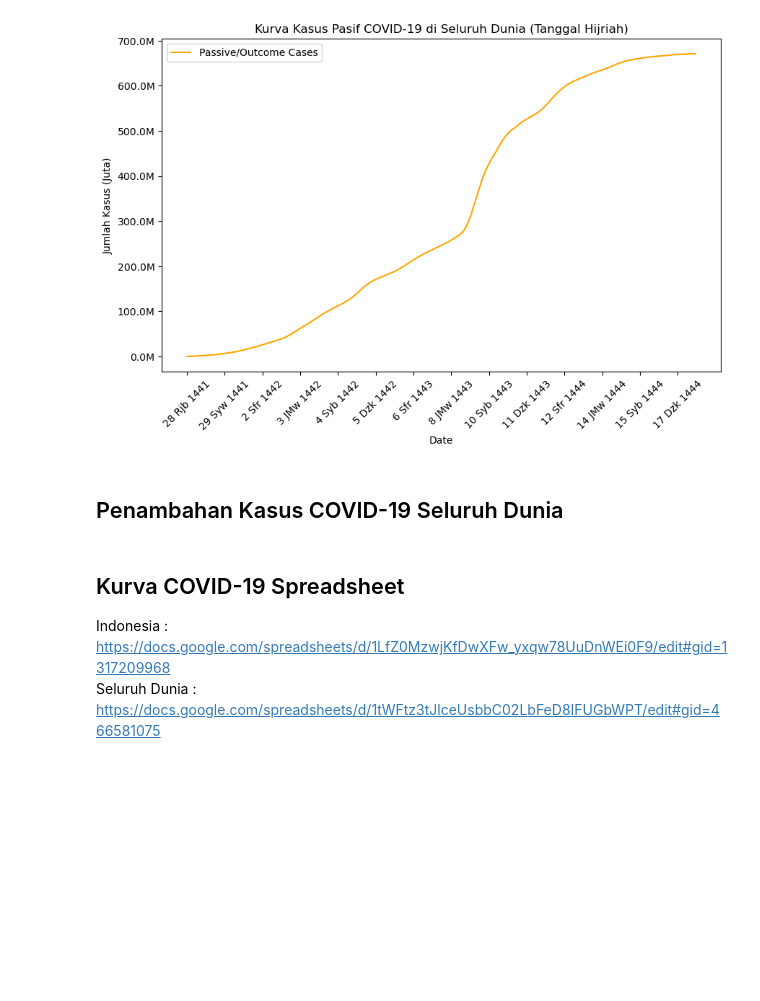
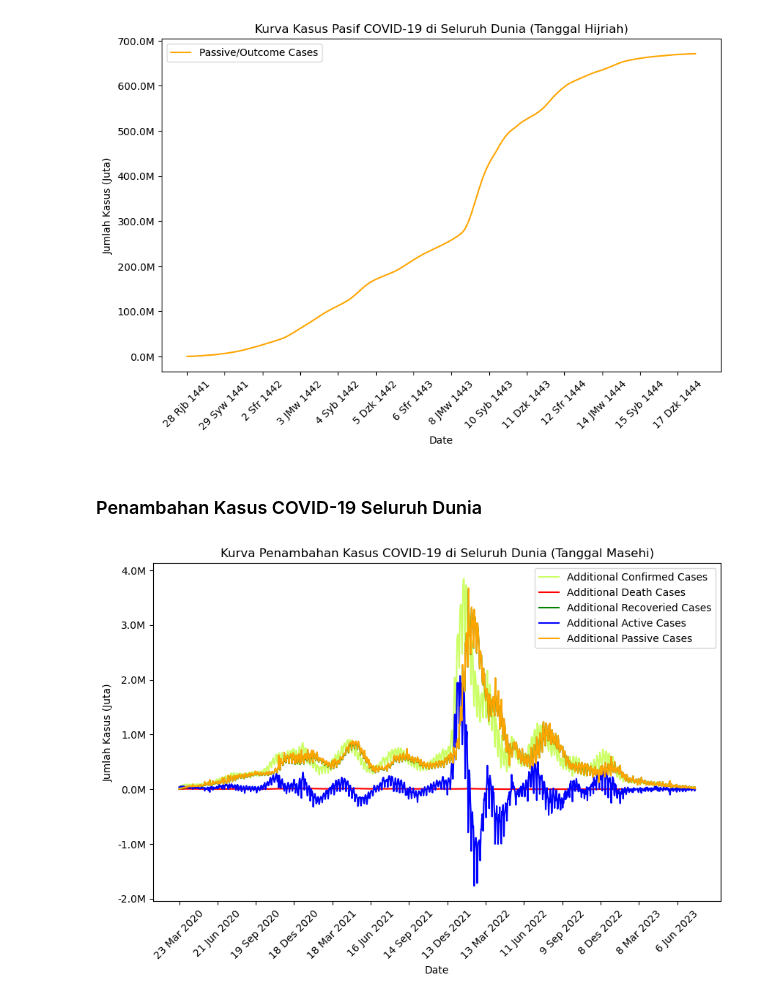
Before and after one commit to inzaghidev/Covid-19-Data-Jupyter-Notebook-Python, a Jupyter notebook: Covid19_Statsistics_Data_Worldwide.ipynb, the cells around one changed output. Saved outputs shown, nothing was run; the diff lists cells and outputs as text; code cells hidden in the pictures; blank space fills up the shorter version.

```diff
--- a/Covid19_Statsistics_Data_Worldwide.ipynb
+++ b/Covid19_Statsistics_Data_Worldwide.ipynb
@@ -314,10 +325,30 @@ plt.show()
 # %% [output]
 [figure]
 # %% [markdown]
-## Penambahan Kasus COVID-19 Seluruh Dunia
+### Penambahan Kasus COVID-19 Seluruh Dunia
-# %% [markdown]
-## Kurva COVID-19 Spreadsheet
-
-Indonesia : https://docs.google.com/spreadsheets/d/1LfZ0MzwjKfDwXFw_yxqw78UuDnWEi0F9/edit#gid=1317209968
-\
-Seluruh Dunia : https://docs.google.com/spreadsheets/d/1tWFtz3tJlceUsbbC02LbFeD8IFUGbWPT/edit#gid=466581075
+# %%
+# Define the function to convert numbers to millions format
+def millions_format(x, pos):
+    'The two args are the value and tick position'
+    return '{:1.1f}M'.format(x * 1e-6)
+
+# Step 2: Create the plot
+plt.figure(figsize=(10, 6))
+plt.plot(cases_data_worldwide['tanggal_masehi'], cases_data_worldwide['add_conf_cases'], label='Additional Confirmed Cases', color='#CCFF66')
+plt.plot(cases_data_worldwide['tanggal_masehi'], cases_data_worldwide['add_deaths'], label='Additional Death Cases', color='red')
+plt.plot(cases_data_worldwide['tanggal_masehi'], cases_data_worldwide['add_recoveries'], label='Additional Recoveried Cases', color='green')
+plt.plot(cases_data_worldwide['tanggal_masehi'], cases_data_worldwide['add_active_cases'], label='Additional Active Cases', color='blue')
+plt.plot(cases_data_worldwide['tanggal_masehi'], cases_data_worldwide['add_passive_cases'], label='Additional Passive Cases', color='orange')
+
+plt.xlabel('Date')
+plt.ylabel('Jumlah Kasus (Juta)')
+plt.title('Kurva Penambahan Kasus COVID-19 di Seluruh Dunia (Tanggal Masehi)')
+plt.legend()
+plt.xticks(dates_every_90_days_greg, rotation=45)  # Set the x-axis ticks to the dates every 100 days
+
+# Format the y-axis labels in millions format
+plt.gca().yaxis.set_major_formatter(mticker.FuncFormatter(millions_format))
+
+plt.show()
+# %% [output]
+[figure, added]
```
Also changed, not shown: parts of 22 cells of this notebook, 1 other file.
